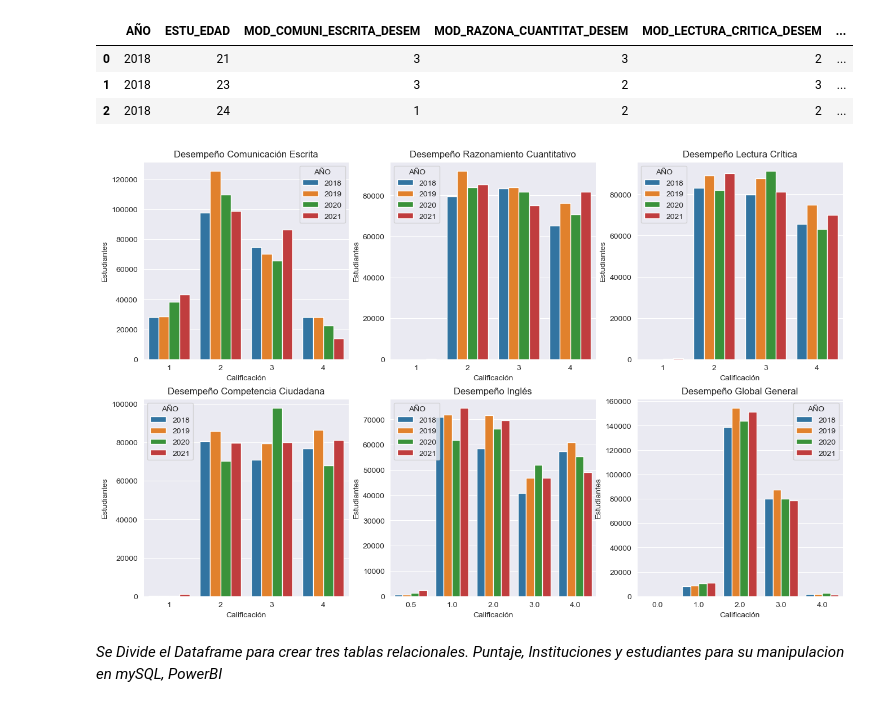
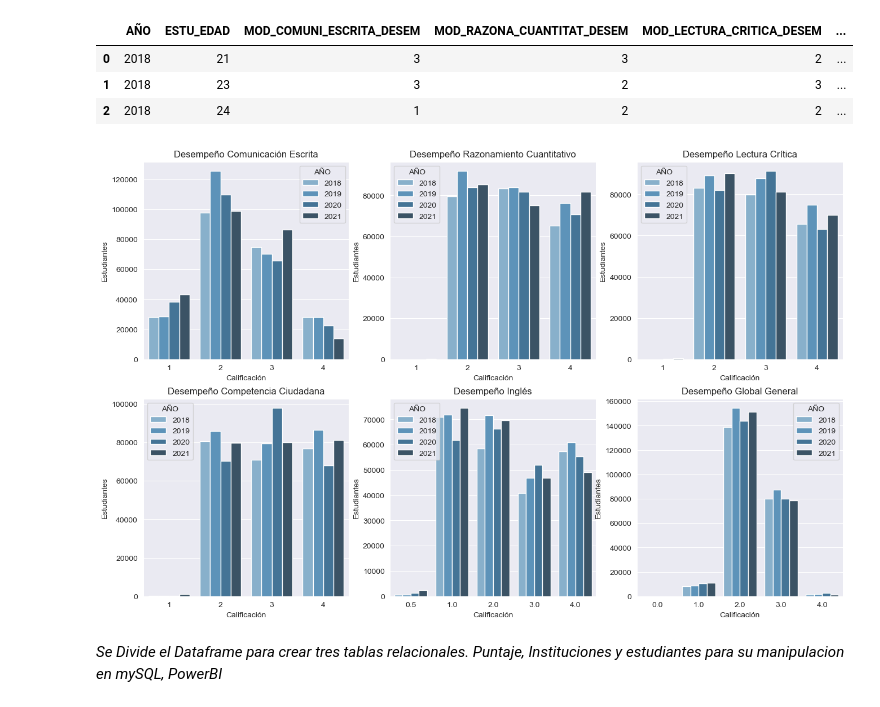
Before and after one commit to jospinoponce/PruebasSaberPro_Colombia, a Jupyter notebook: report_EDA.ipynb, the cells around one changed output. Saved outputs shown, nothing was run; the diff lists cells and outputs as text; code cells hidden in the pictures.

```diff
--- a/report_EDA.ipynb
+++ b/report_EDA.ipynb
@@ -329,33 +339,33 @@ estu_num.head(3)
 # %%
 # Distribucón de ejes
 
 fig, ax = plt.subplots(nrows = 2, ncols = 3, figsize = (16, 10))
 
 # Generacioón de graficas de variables numericas
 
-sns.countplot( x="MOD_COMUNI_ESCRITA_DESEM",  data = estu_num, hue="AÑO"
+sns.countplot( x="MOD_COMUNI_ESCRITA_DESEM",  data = estu_num, hue="AÑO",  palette = "Blues_d"
 , ax=ax[0,0]).set( title = "Desempeño Comunicación Escrita", xlabel="Calificación", ylabel = "Estudiantes")
 
-sns.countplot( x="MOD_RAZONA_CUANTITAT_DESEM",  data = estu_num, hue="AÑO",
+sns.countplot( x="MOD_RAZONA_CUANTITAT_DESEM",  data = estu_num, palette = "Blues_d",hue="AÑO",
  ax=ax[0,1]).set( title = "Desempeño Razonamiento Cuantitativo", xlabel="Calificación", ylabel = "Estudiantes")
 
 
-sns.countplot( x="MOD_LECTURA_CRITICA_DESEM",  data = estu_num, hue="AÑO",
+sns.countplot( x="MOD_LECTURA_CRITICA_DESEM",  data = estu_num, palette = "Blues_d",hue="AÑO",
 ax=ax[0,2]).set( title = "Desempeño Lectura Crítica", xlabel="Calificación", ylabel = "Estudiantes")
 
-sns.countplot( x="MOD_COMPETEN_CIUDADA_DESEM",  data = estu_num, hue="AÑO"
+sns.countplot( x="MOD_COMPETEN_CIUDADA_DESEM",  data = estu_num, palette = "Blues_d",hue="AÑO"
 , ax=ax[1,0]).set( title = "Desempeño Competencia Ciudadana", xlabel="Calificación", ylabel = "Estudiantes")
 
-sns.countplot( x="MOD_INGLES_DESEM2",  data = estu_num, hue="AÑO"
+sns.countplot( x="MOD_INGLES_DESEM2",  data = estu_num, palette = "Blues_d",hue="AÑO"
 , ax=ax[1,1]).set( title = "Desempeño Inglés", xlabel="Calificación", ylabel = "Estudiantes")
 
 
-sns.countplot( x="DESEM_TOTAL",  data = estu_num, hue="AÑO"
+sns.countplot( x="DESEM_TOTAL",  data = estu_num, palette = "Blues_d",hue="AÑO"
 , ax=ax[1,2]).set( title = "Desempeño Global General", xlabel="Calificación", ylabel = "Estudiantes")
 
 plt.show()
 # %% [output]
-[figure, old version]
+[figure, new version]
 # %% [markdown]
 *Se Divide el Dataframe para crear tres tablas relacionales. Puntaje, Instituciones y estudiantes para su manipulacion en mySQL, PowerBI*
 # %%
```
Also changed, not shown: parts of 15 cells of this notebook, 3 other files.
